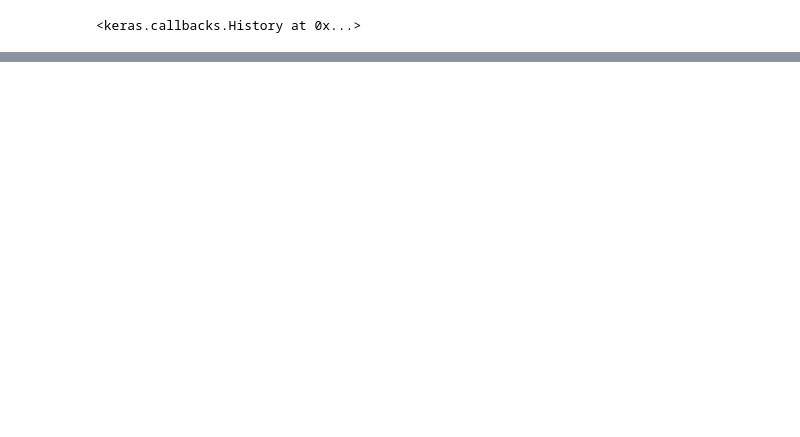
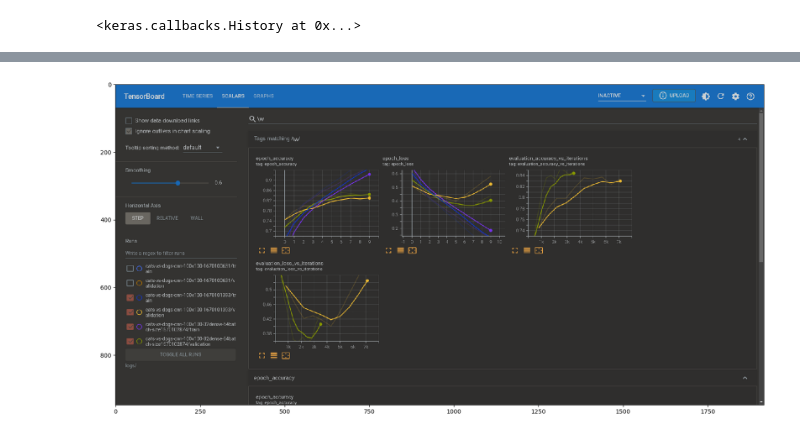
Before and after one commit to eslamdyab21/NN-from-scratch, a Jupyter notebook: Tensorflow/cats_dogs_real_images/model-tenserboard.ipynb, the cells around one changed output, grey strips where cells are left out. Saved outputs shown, nothing was run; the diff lists cells and outputs as text; code cells hidden in the pictures; blank space fills up the shorter version.

```diff
--- a/Tensorflow/cats_dogs_real_images/model-tenserboard.ipynb
+++ b/Tensorflow/cats_dogs_real_images/model-tenserboard.ipynb
@@ -205,0 +198,8 @@ plt.imshow(cv2.imread(graphs_path));
+# %%
+graphs_path = os.getcwd() + '/logs/cats-vs-dogs-cnn-100x100-1670101393/32dense-64batch.png'
+
+from matplotlib.pyplot import figure
+figure(figsize=(20, 15))
+plt.imshow(cv2.imread(graphs_path));
+# %% [output]
+[figure, added]
```
Also changed, not shown: parts of 5 cells of this notebook.
